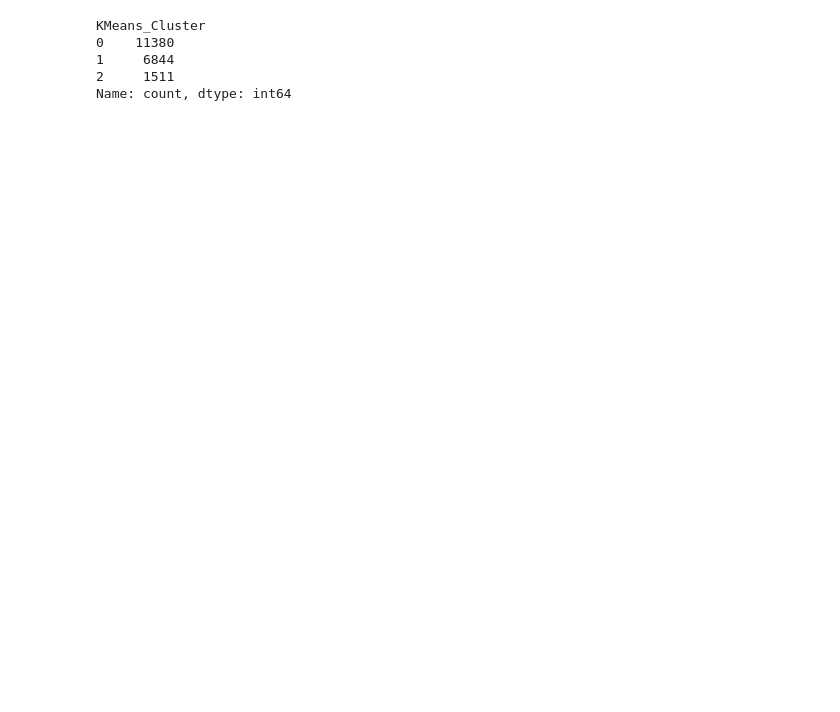
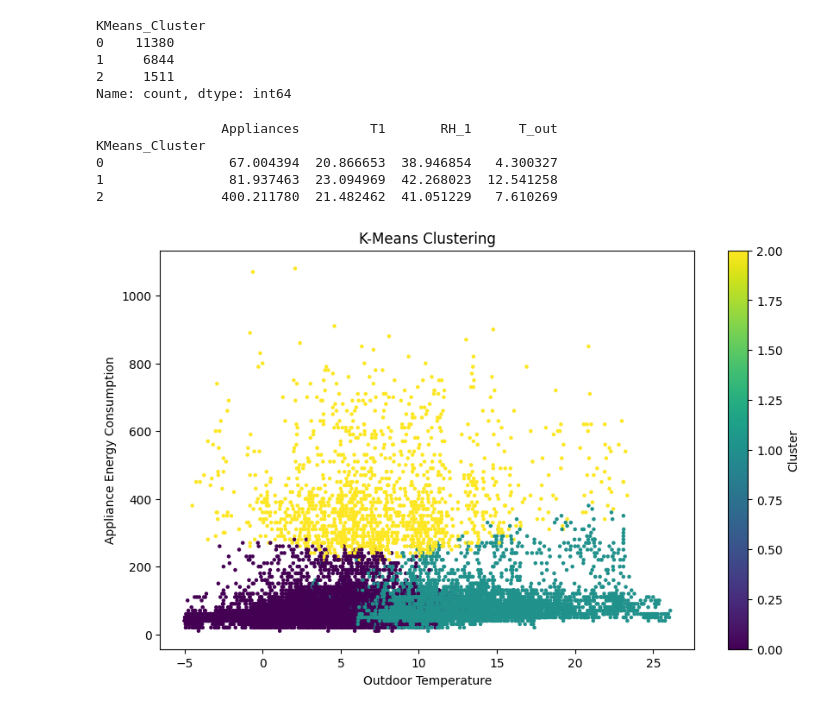
Before and after one commit to pericles-1995/CA1-2026193, a Jupyter notebook: CA2 ML.ipynb, the cells around one changed output. Cells and saved outputs as stored; diff of their text form; code cells hidden in the pictures; blank space fills up the shorter version.

```diff
--- a/CA2 ML.ipynb
+++ b/CA2 ML.ipynb
@@ -220,0 +228,28 @@ Name: count, dtype: int64
+# %%
+print(cluster_summary)
+# %% [output]
+                Appliances         T1       RH_1      T_out
+KMeans_Cluster
+0                67.004394  20.866653  38.946854   4.300327
+1                81.937463  23.094969  42.268023  12.541258
+2               400.211780  21.482462  41.051229   7.610269
+# %%
+plt.figure(figsize=(10, 6))
+
+plt.scatter(
+    df['T_out'],
+    df['Appliances'],
+    c=df['KMeans_Cluster'],
+    cmap='viridis',
+    s=5
+)
+
+plt.title('K-Means Clustering')
+plt.xlabel('Outdoor Temperature')
+plt.ylabel('Appliance Energy Consumption')
+
+plt.colorbar(label='Cluster')
+
+plt.show()
+# %% [output]
+[figure, added]
```
Also changed, not shown: parts of 13 cells of this notebook.
